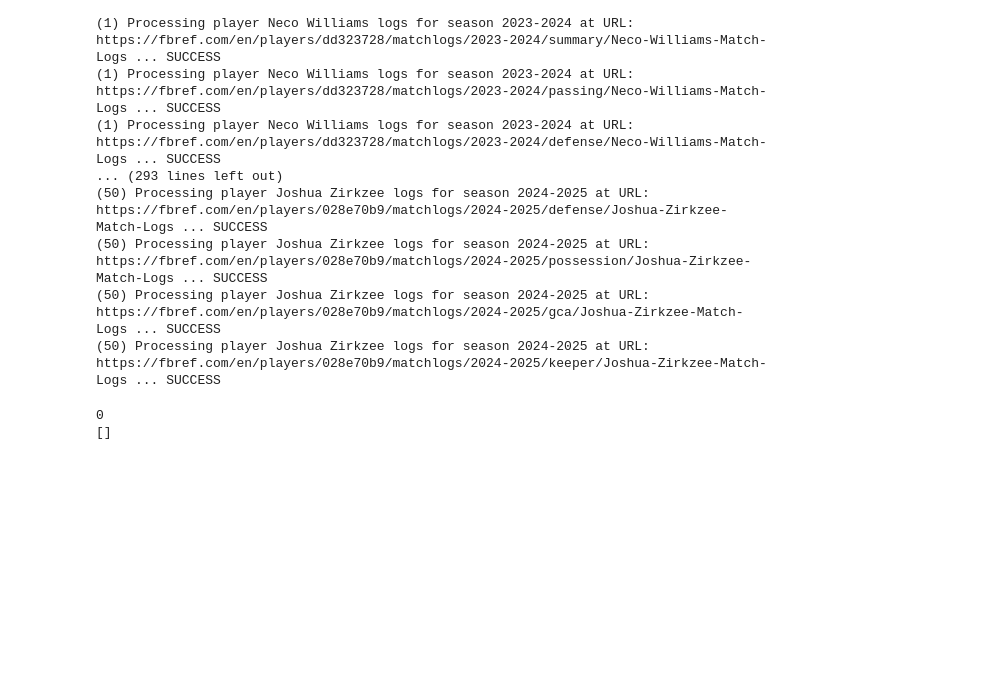
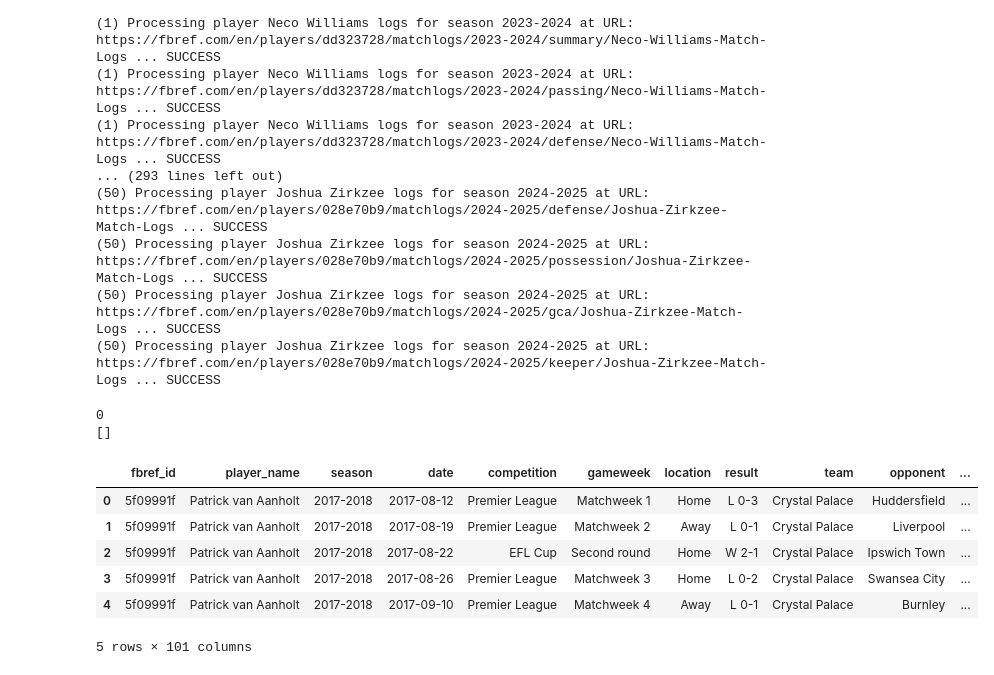
Before and after one commit to DomLaw82/pl_bets, a Jupyter notebook: match_log_investigation.ipynb, the cells around one changed output. Saved outputs shown, nothing was run; the diff lists cells and outputs as text; code cells hidden in the pictures; blank space fills up the shorter version.

```diff
--- a/match_log_investigation.ipynb
+++ b/match_log_investigation.ipynb
@@ -369,5 +369,13 @@ Saved data to CSV file
 0
 []
 # %%
-all_match_logs = pd.read_csv('./fbref_data/enhanced_player_match_logs.csv')
+all_match_logs = pd.read_csv('./app/backend/database/ingestion/data/fbref_data/enhanced_player_match_logs.csv')
 all_match_logs.head()
+# %% [output]
+|  | fbref_id | player_name | season | date | competition | gameweek | location | result | team | opponent | ... |
+| 0 | 5f09991f | Patrick van Aanholt | 2017-2018 | 2017-08-12 | Premier League | Matchweek 1 | Home | L 0-3 | Crystal Palace | Huddersfield | ... |
+| 1 | 5f09991f | Patrick van Aanholt | 2017-2018 | 2017-08-19 | Premier League | Matchweek 2 | Away | L 0-1 | Crystal Palace | Liverpool | ... |
+| 2 | 5f09991f | Patrick van Aanholt | 2017-2018 | 2017-08-22 | EFL Cup | Second round | Home | W 2-1 | Crystal Palace | Ipswich Town | ... |
+| 3 | 5f09991f | Patrick van Aanholt | 2017-2018 | 2017-08-26 | Premier League | Matchweek 3 | Home | L 0-2 | Crystal Palace | Swansea City | ... |
+| 4 | 5f09991f | Patrick van Aanholt | 2017-2018 | 2017-09-10 | Premier League | Matchweek 4 | Away | L 0-1 | Crystal Palace | Burnley | ... |
+5 rows × 101 columns
```
Also changed, not shown: parts of 4 cells of this notebook, 10 other files.
